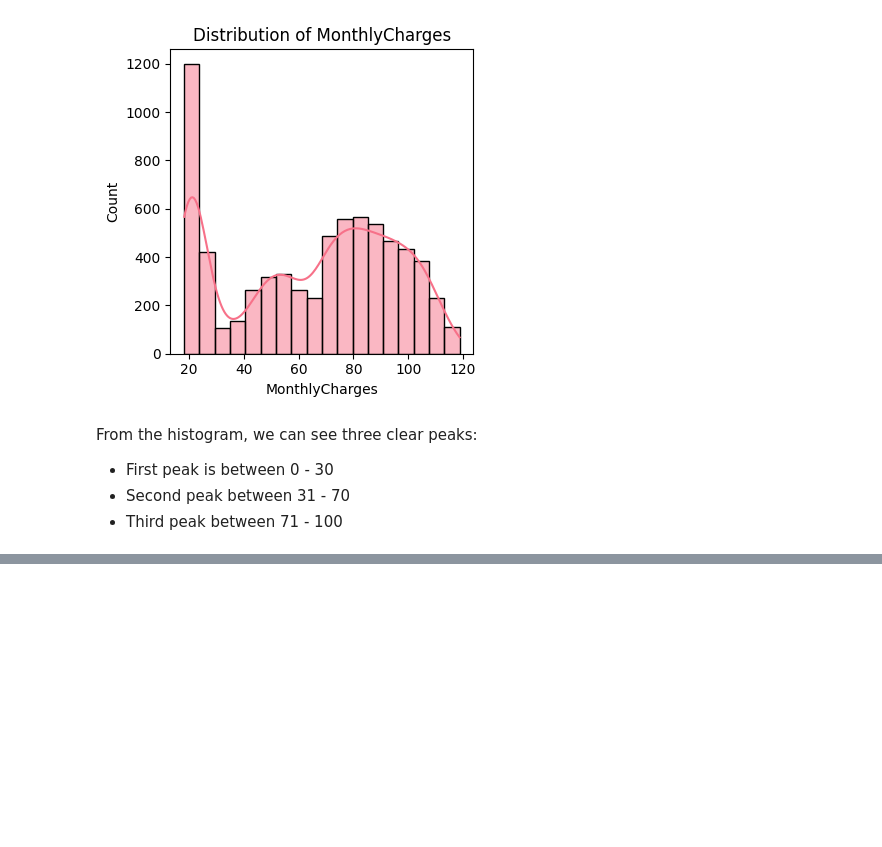
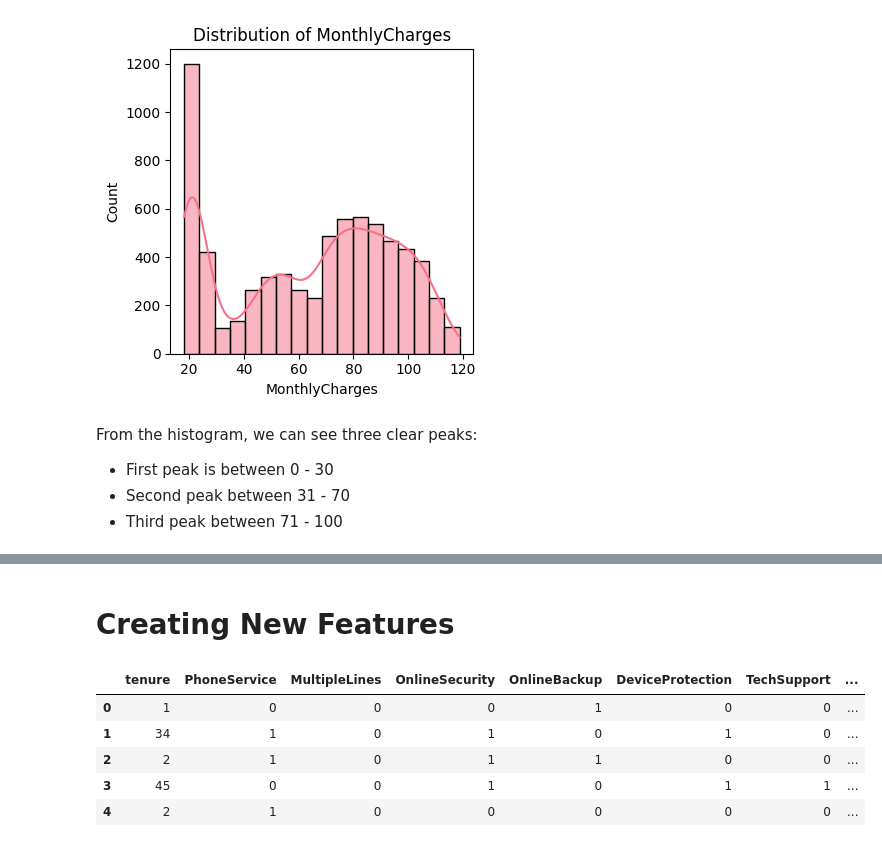
Before and after one commit to jacktorrealba/customer-churn, a Jupyter notebook: notebooks/03_feature_engineering.ipynb, the cells around one changed output, grey strips where cells are left out. Saved outputs shown, nothing was run; the diff lists cells and outputs as text; code cells hidden in the pictures; blank space fills up the shorter version.

```diff
--- a/notebooks/03_feature_engineering.ipynb
+++ b/notebooks/03_feature_engineering.ipynb
@@ -125,0 +192,20 @@ plt.show()
+# %% [markdown]
+# Creating New Features
+# %%
+# creating a new feature the identify how many services a customer has
+
+# list of the services
+services = df_new[['PaperlessBilling', 'StreamingMovies', 'StreamingTV', 'TechSupport', 'DeviceProtection', 'OnlineBackup', 'OnlineSecurity', 'MultipleLines', 'PhoneService', 'InternetService_dsl', 'InternetService_fiber optic']]
+
+# store the counts of each of services in a new column
+df_new['count_of_services'] = df_new[services.columns].apply(lambda row: row.value_counts().get(1,0), axis=1)
+
+# check my work
+df_new.head()
+# %% [output]
+|  | tenure | PhoneService | MultipleLines | OnlineSecurity | OnlineBackup | DeviceProtection | TechSupport | ... |
+| 0 | 1 | 0 | 0 | 0 | 1 | 0 | 0 | ... |
+| 1 | 34 | 1 | 0 | 1 | 0 | 1 | 0 | ... |
+| 2 | 2 | 1 | 0 | 1 | 1 | 0 | 0 | ... |
+| 3 | 45 | 0 | 0 | 1 | 0 | 1 | 1 | ... |
+| 4 | 2 | 1 | 0 | 0 | 0 | 0 | 0 | ... |
```
Also changed, not shown: parts of 22 cells of this notebook, 3 other files.
